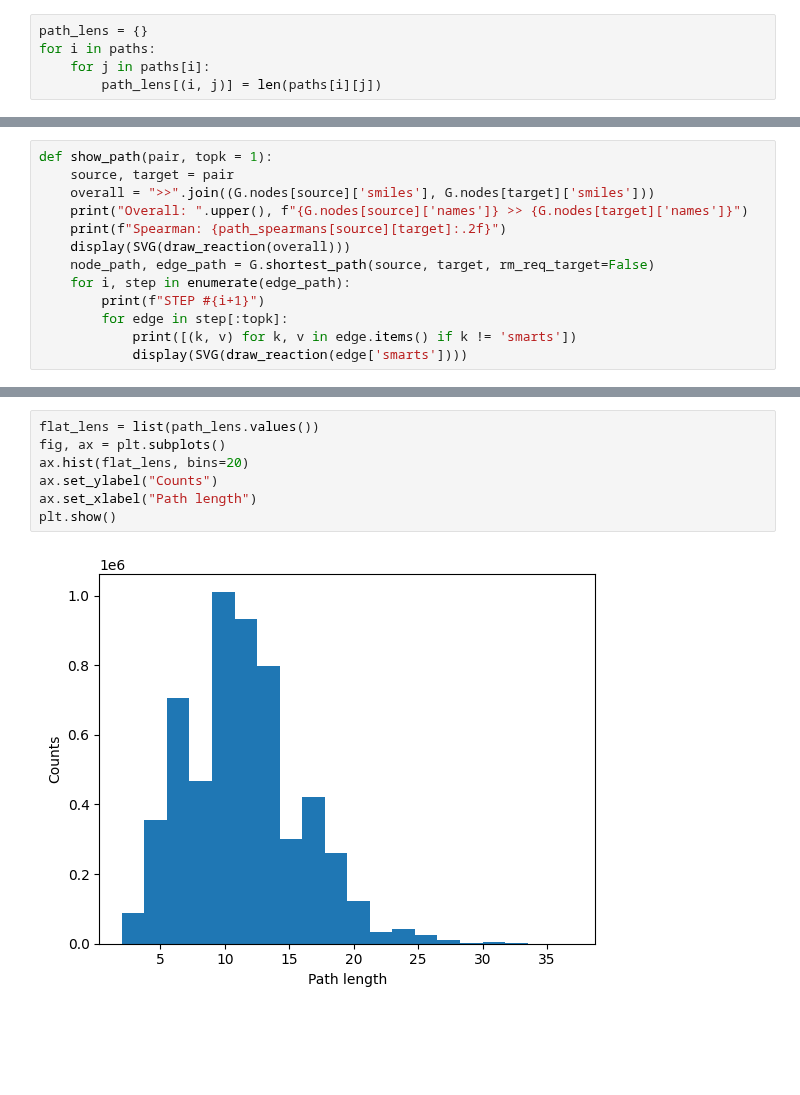
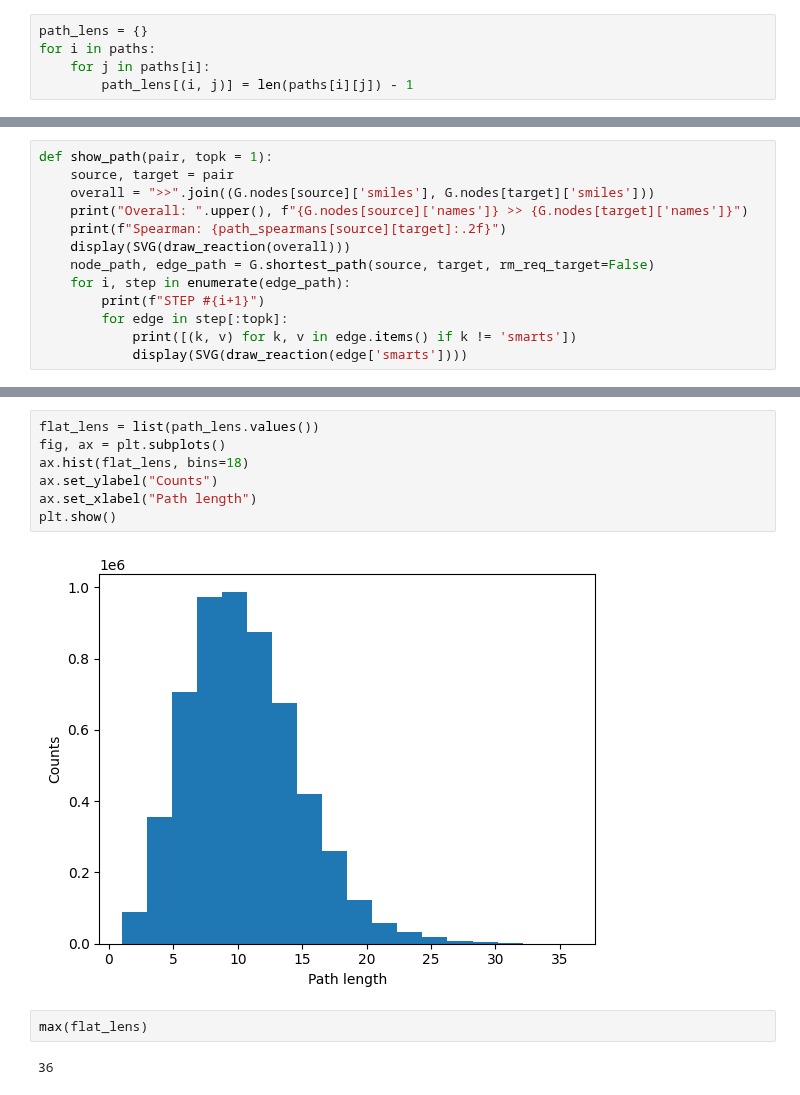
Before and after one commit to stefanpate/krxns, a Jupyter notebook: notebooks/path_structural_variation_figures.ipynb, the cells around one changed output, grey strips where cells are left out. Saved outputs shown, nothing was run; the diff lists cells and outputs as text; blank space fills up the shorter version.

```diff
--- a/notebooks/path_structural_variation_figures.ipynb
+++ b/notebooks/path_structural_variation_figures.ipynb
@@ -99,7 +111,7 @@ To keep the current behavior, use:
 path_lens = {}
 for i in paths:
     for j in paths[i]:
-        path_lens[(i, j)] = len(paths[i][j])
+        path_lens[(i, j)] = len(paths[i][j]) - 1
 # %%
 spearman_rs = list(chain(*[elt.values() for elt in path_spearmans.values()]))
 fig, ax = plt.subplots()
@@ -179,12 +191,16 @@ plt.show()
 # %%
 flat_lens = list(path_lens.values())
 fig, ax = plt.subplots()
-ax.hist(flat_lens, bins=20)
+ax.hist(flat_lens, bins=18)
 ax.set_ylabel("Counts")
 ax.set_xlabel("Path length")
 plt.show()
 # %% [output]
-[figure, old version]
+[figure, new version]
+# %%
+max(flat_lens)
+# %% [output]
+36
 # %%
 spearman_by_len = defaultdict(list)
 for i in list(paths.keys())[::ds]:
```
Also changed, not shown: parts of 8 cells of this notebook, 5 other files.
